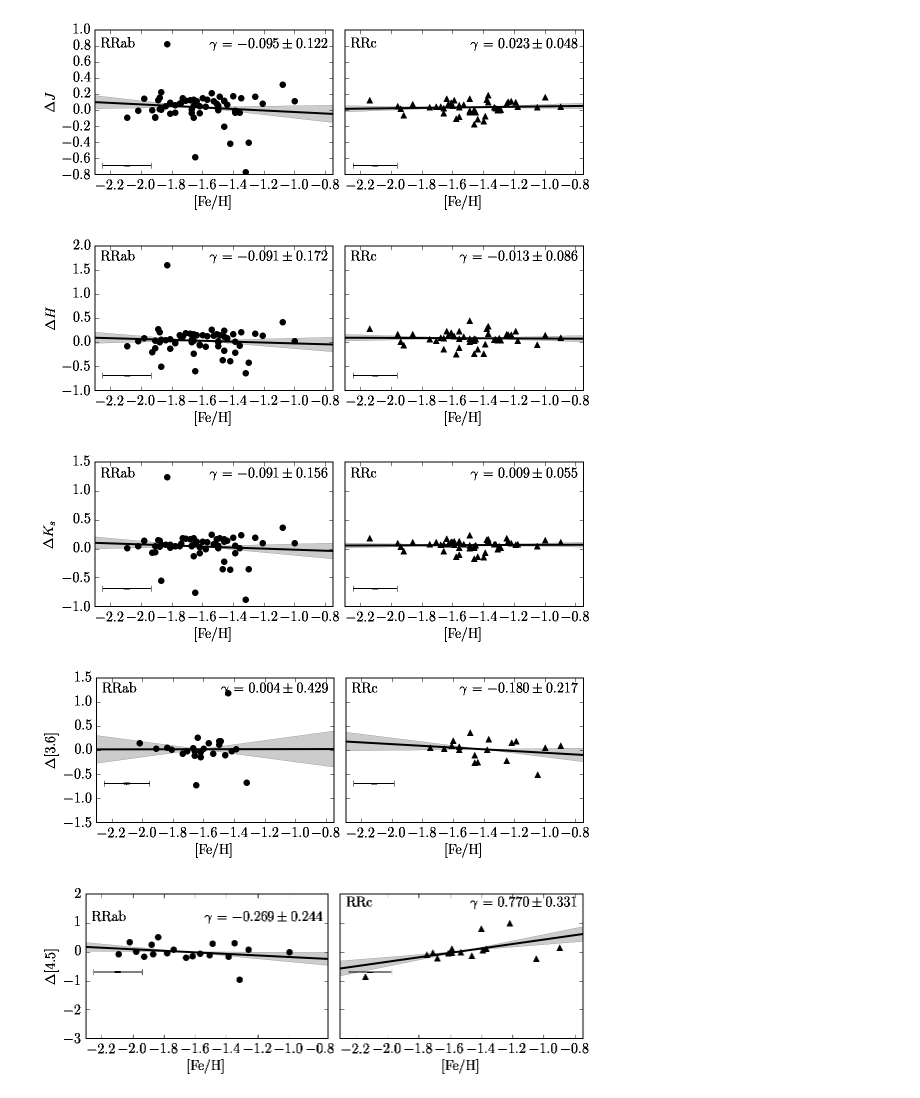
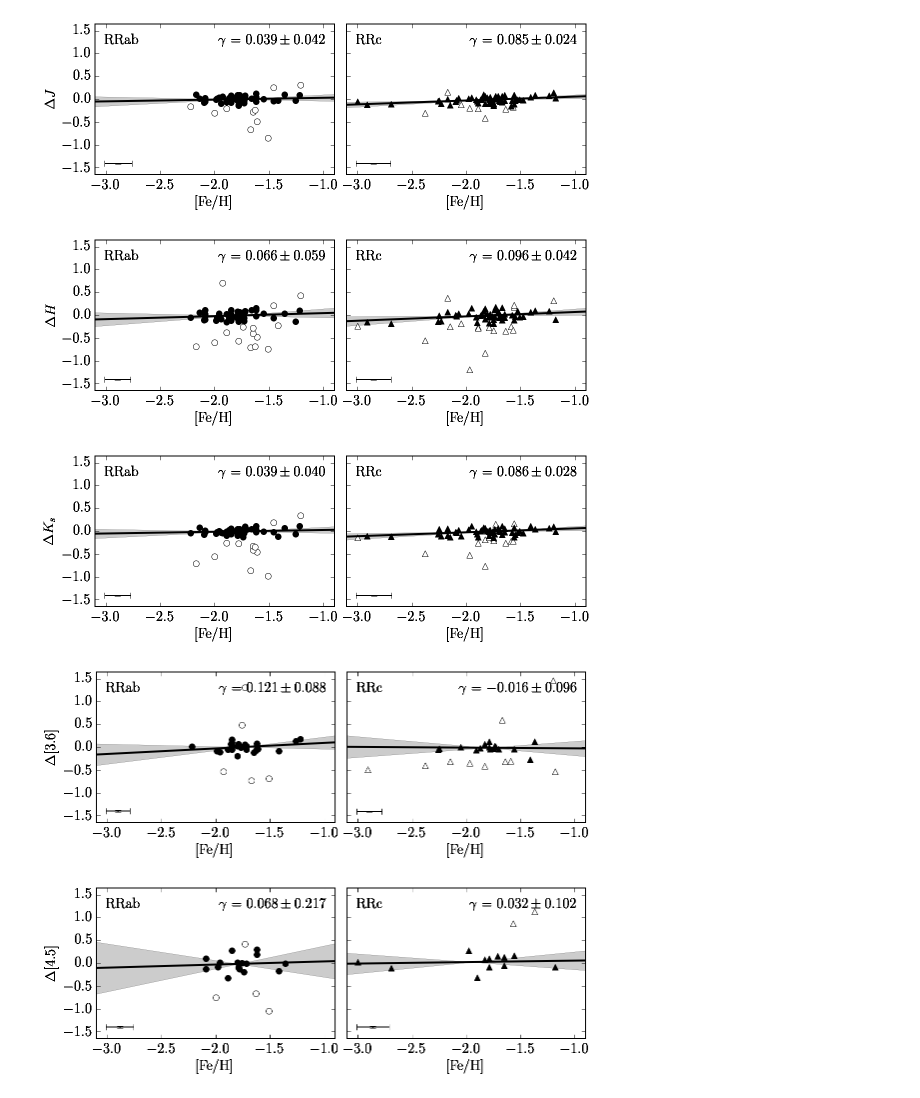
Before and after one commit to vickyscowcroft/omegaCen, a Jupyter notebook: ocen_only_fitting/plot PL residuals against metallicities.ipynb, the cells around one changed output. Saved outputs shown, nothing was run; the diff lists cells and outputs as text; code cells hidden in the pictures.

Commit message:
new braga metallicities

```diff
--- a/ocen_only_fitting/plot PL residuals against metallicities.ipynb
+++ b/ocen_only_fitting/plot PL residuals against metallicities.ipynb
@@ -23,52 +25,60 @@ def fitfunc(x,slope,intc):
 def make_plot(wav, df, lam):
     resid_name = 'resid_{}'.format(wav.lower())
     merr_name = 'merr_{}'.format(wav.lower())
-    condition_1 = (np.isfinite(df[resid_name]))
+    condition_1 = (~df['clip_'+wav.lower()])
     # select only rows with non-nan spectroscopic metallicities
     # condition_2 = (np.isfinite(df.spectfeh))
-    # select only rows with non-nan photometric metallicities
-    condition_3 = (np.isfinite(df.photfeh))
+    # select only rows with non-nan metallicities
+    condition_3 = (np.isfinite(df.feh_comb) & (df.feh_comb_err <= 0.3) & (df.feh_comb_err > 0))
     condition_4 = (df.type == 0)
 
-    df2 = df[condition_1 & condition_3 & condition_4] # photometric rrab
-    df4 = df[condition_1 & condition_3 & ~condition_4] # photometric rrc
+    df2 = df[condition_1 & condition_3 & condition_4] # rrab
+    df4 = df[condition_1 & condition_3 & ~condition_4] # rrc
+    df1 = df[~condition_1 & condition_3 & condition_4] # clipped rrab
+    df3 = df[~condition_1 & condition_3 & ~condition_4] # clipped rrc
 
+    resids = [df1[resid_name], df3[resid_name]]
+    fehs = [df1['feh_comb'], df3['feh_comb']]
     resids2 = [df2[resid_name], df4[resid_name]]
-    fehs2 = [df2['photfeh'], df4['photfeh']]
+    fehs2 = [df2['feh_comb'], df4['feh_comb']]
     resid_errs2 = [df2[merr_name], df4[merr_name]]
-    feh_errs2 = [df2['photfeh_err'], df4['photfeh_err']]
+    feh_errs2 = [df2['feh_comb_err'], df4['feh_comb_err']]
     labels = ['RRab', 'RRc']
 
     fig, ax = plt.subplots(1, 2, sharey=True, sharex=True, figsize=(8,3))
     ax = ax.ravel()
-    #ax[0].set_ylim(-0.85,0.85)
-    #ax1.set_xlim(-2.75,-0.25)
-    ax[0].set_xlim(-2.3,-0.75)
+    ax[0].set_ylim(-1.65,1.65)
+    ax[0].set_xlim(-3.1,-0.9)
+    x_range = ax[0].get_xlim()[1] - ax[0].get_xlim()[0]
+    y_range = ax[0].get_ylim()[1] - ax[0].get_ylim()[0]
 
     results = []
     for i in range(2):
         if labels[i] == 'RRab':
             type_val = 0
+            ax[i].plot(fehs[i].values, resids[i].values, 'ow')
             ax[i].plot(fehs2[i].values, resids2[i].values, 'ok')
         else:
             type_val = 1
+            ax[i].plot(fehs[i].values, resids[i].values, '^w')
             ax[i].plot(fehs2[i].values, resids2[i].values, '^k')
-        ax[i].errorbar(-2.3 + feh_errs2[i].mean() + 0.05,-0.69,
-                       yerr=resid_errs2[i].mean(),xerr=feh_errs2[i].mean(),fmt=',',color='k')
         x = np.linspace(-4, 0, 3)
         popt, pcov = curve_fit(fitfunc, fehs2[i], resids2[i])
         sig = np.sqrt(np.diag(pcov))
         y1 = popt[0] * x + popt[1]
-        y2 = (popt[0] + sig[0]) * x + (popt[1] + sig[1])
-        y3 = (popt[0] - sig[0]) * x + (popt[1] - sig[1])
+        y2 = (popt[0] + 2*sig[0]) * x + (popt[1] + 2*sig[1])
+        y3 = (popt[0] - 2*sig[0]) * x + (popt[1] - 2*sig[1])
         ppl.plot(ax[i],x,y1,'k-',lw=2)
         ppl.fill_between(ax[i],x,y2,y3,color='#CCCCCC')
         #ppl.plot(ax[i],x,y3,'k--')
-        ax[i].text(ax[i].get_xlim()[1]-0.04,ax[i].get_ylim()[1]-0.1,
+        ax[i].text(ax[i].get_xlim()[1]-0.04*x_range,ax[i].get_ylim()[1]-0.07*y_range,
                    r'$\gamma$ = ${:.3f} \pm {:.3f}$'.format(popt[0], sig[0]),
                    va='top', ha='right')
-        ax[i].text(ax[i].get_xlim()[0]+0.04,ax[i].get_ylim()[1]-0.1,
+        ax[i].text(ax[i].get_xlim()[0]+0.04*x_range,ax[i].get_ylim()[1]-0.07*y_range,
                    '{}'.format(labels[i]), va='top', ha='left')
+        ax[i].errorbar(ax[i].get_xlim()[0] + feh_errs2[i].mean() + 0.04*x_range,
+                       ax[i].get_ylim()[0] + resid_errs2[i].mean() + 0.07*y_range,
+                       yerr=resid_errs2[i].mean(),xerr=feh_errs2[i].mean(),fmt=',',color='k')
         results_str = ','.join(map(str, [wav, lam, labels[i], popt[0], sig[0], popt[1], sig[1]]))
         results.append(results_str)
     ax[0].set_xlabel('[Fe/H]')
@@ -83,19 +93,19 @@ def make_plot(wav, df, lam):
         ax[0].set_ylabel('$\Delta {}$'.format(wav.upper()))
     fig.tight_layout()
     fig.subplots_adjust(hspace=0.08,wspace=0.05)
-    #fig.savefig('final_plots/metallicity_vs_residuals_{}.pdf'.format(wav))
+    fig.savefig('final_plots/metallicity_vs_residuals_{}_sigclip.pdf'.format(wav))
     return results
 # %%
-f = open('final_data_files/metallicity_slopes.csv','w')
+f = open('final_data_files/metallicity_slopes_sigclip.csv','w')
 f.write('filt,wav,type,slope,slope_err,zpt,zpt_err\n')
 for wav,lam in [('J',1.22),('H',1.63),('K',2.19),('3',3.55),('4',4.493)]:
     results = make_plot(wav,df,lam)
     f.write('\n'.join(results)+'\n')
 f.close()
 # %% [output]
-[figure, old version]
+[figure, new version]
-[figure, old version]
+[figure, new version]
-[figure, old version]
+[figure, new version]
-[figure, old version]
+[figure, new version]
-[figure, old version]
+[figure, new version]
 # %%
```
Also changed, not shown: parts of 2 cells of this notebook, 23 other files.
